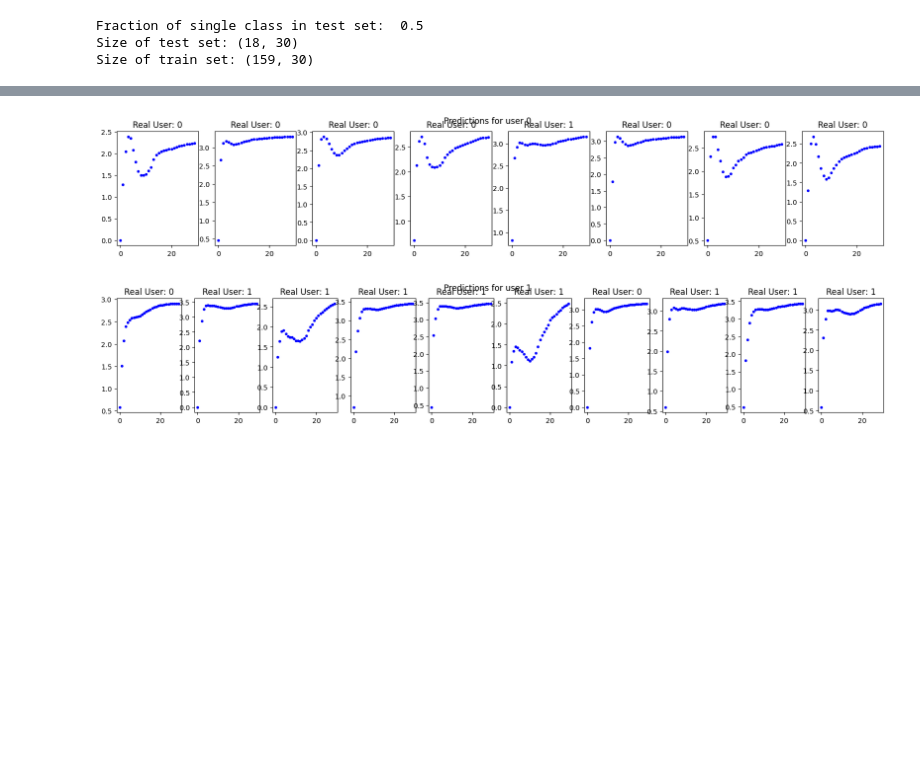
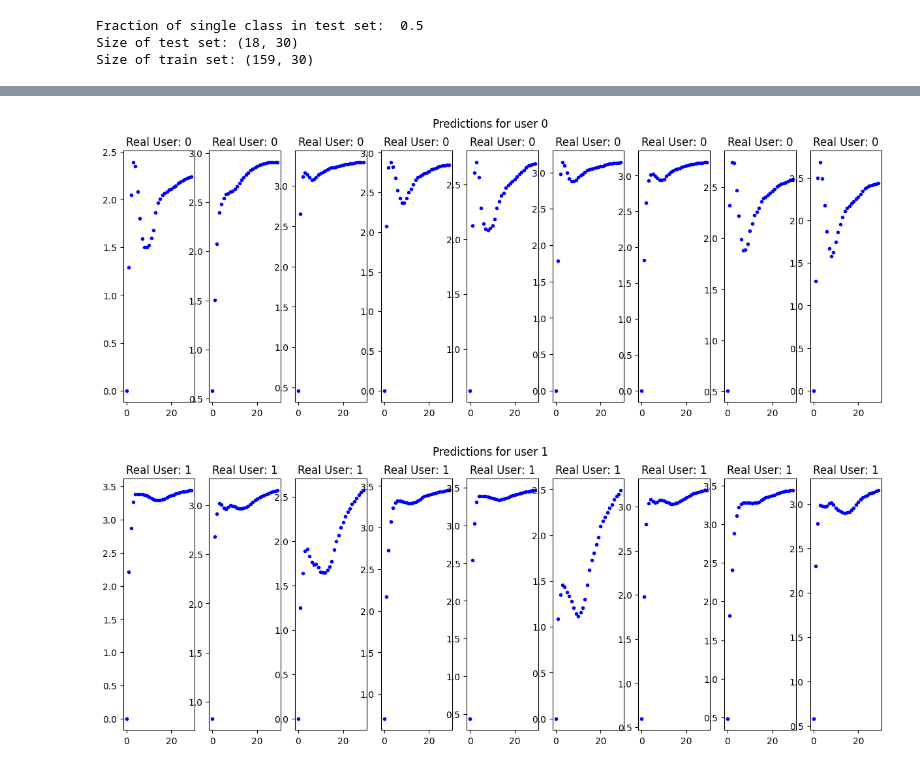
Before and after one commit to GuiMacielPereira/sensor_ML, a Jupyter notebook: data_processing/toy_pytorch.sync.ipynb, the cells around one changed output, grey strips where cells are left out. Cells and saved outputs as stored; diff of their text form; code cells hidden in the pictures; blank space fills up the shorter version.

```diff
--- a/data_processing/toy_pytorch.sync.ipynb
+++ b/data_processing/toy_pytorch.sync.ipynb
@@ -185,23 +215,26 @@ with torch.no_grad():
-# %%
-import matplotlib.pyplot as plt
-# Plot results
-with torch.no_grad():     # Very important to specify no_grad to avoid automatic differentiation of this step
-    scores = model(xt)
-    _, preds = scores.max(1)
-    predictions = preds.detach().numpy()
-
-usr1 = predictions==0
-usr2 = ~usr1
-
-for j, usr in enumerate([usr1, usr2]):
-    X1 = Xtest[usr]
-    labels = ytest[usr]
-    plt.figure(figsize=(20, 3))
-    plt.suptitle(f"Predictions for user {j}")
-    for i, (x, lab) in enumerate(zip(X1, labels)):
-        plt.subplot(1, len(X1), i+1)
-        plt.plot(range(len(x)), x, "b.")
-        plt.title(f"Real User: {lab}")
-# %% [output]
-[figure, removed]
-[figure, removed]
+# %%
+import matplotlib.pyplot as plt
+
+def plotTest(Xtest, ytest, predictions):
+    usr1 = predictions==0
+    usr2 = ~usr1
+    for j, usr in enumerate([usr1, usr2]):
+        X1 = Xtest[usr]
+        labels = ytest[usr]
+        plt.figure(figsize=(15, 5))
+        plt.suptitle(f"Predictions for user {j}")
+        for i, (x, lab) in enumerate(zip(X1, labels)):
+            plt.subplot(1, len(X1), i+1)
+            plt.plot(range(len(x)), x, "b.")
+            plt.title(f"Real User: {lab}")
+
+# Plot results
+with torch.no_grad():     # Very important to specify no_grad to avoid automatic differentiation of this step
+    scores = model_deep(xtnorm).view(xtnorm.shape[0], -1)
+    _, preds = scores.max(1)
+    predictions = preds.detach().numpy()
+
+plotTest(Xtest, ytest, predictions)
+# %% [output]
+[figure, added]
+[figure, added]
```
Also changed, not shown: parts of 8 cells of this notebook, 1 other file.
